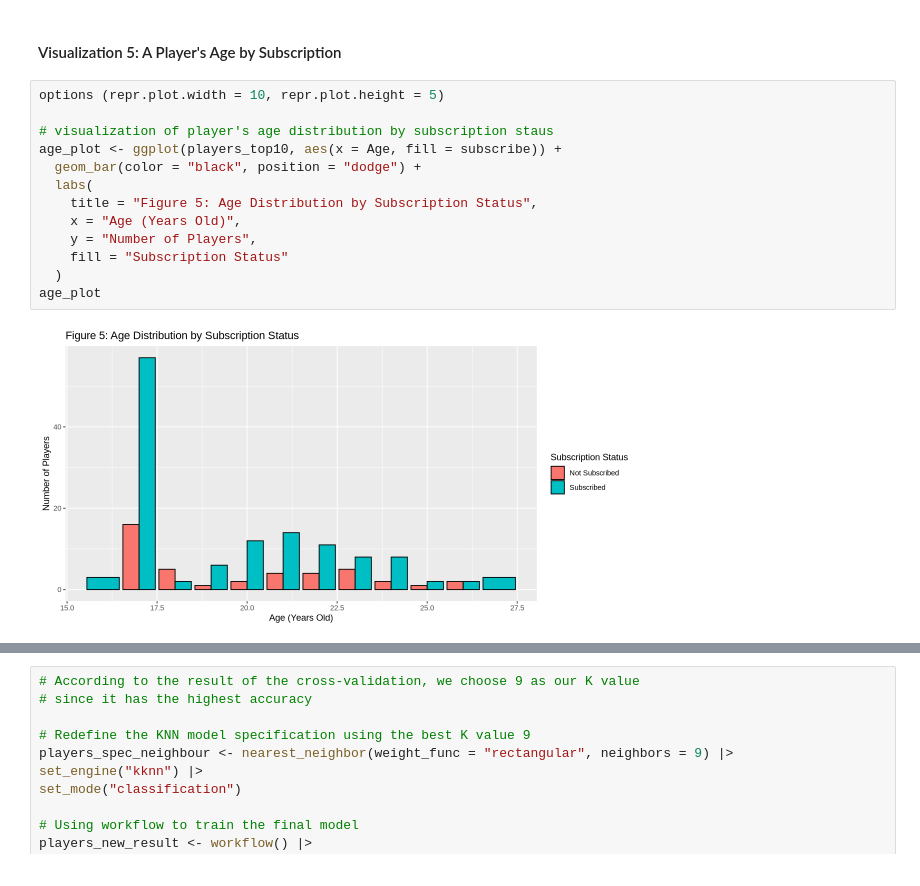
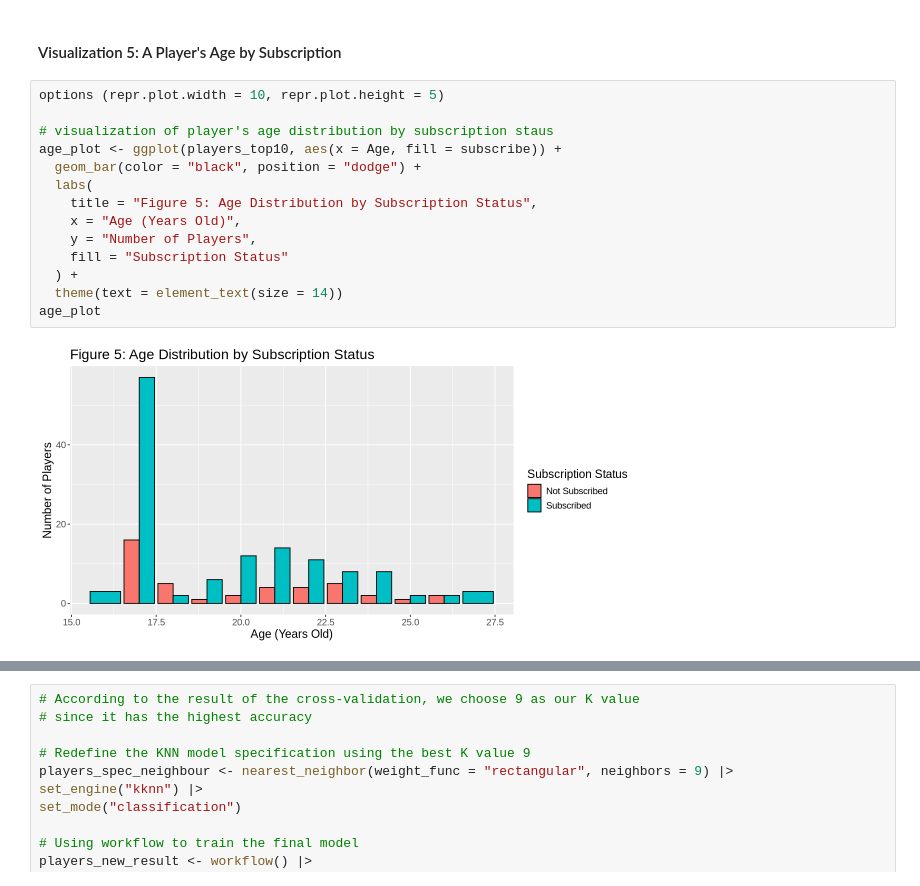
Before and after one commit to crowbirdy/project-003-29, a Jupyter notebook: Final_project.ipynb, the cells around one changed output, grey strips where cells are left out. Drawn from its saved outputs; the diff is of its cells as text.

```diff
--- a/Final_project.ipynb
+++ b/Final_project.ipynb
@@ -188,15 +210,16 @@ Warning message:
 # %%
 options (repr.plot.width = 10, repr.plot.height = 5)
 
 # visualization of player's age distribution by subscription staus
 age_plot <- ggplot(players_top10, aes(x = Age, fill = subscribe)) +
   geom_bar(color = "black", position = "dodge") +
   labs(
     title = "Figure 5: Age Distribution by Subscription Status",
     x = "Age (Years Old)",
     y = "Number of Players",
     fill = "Subscription Status"
-  )
+  ) +
+  theme(text = element_text(size = 14))
 age_plot
 # %% [output]
-[figure, old version]
+[figure, new version]
```
Also changed, not shown: parts of 7 cells of this notebook.
